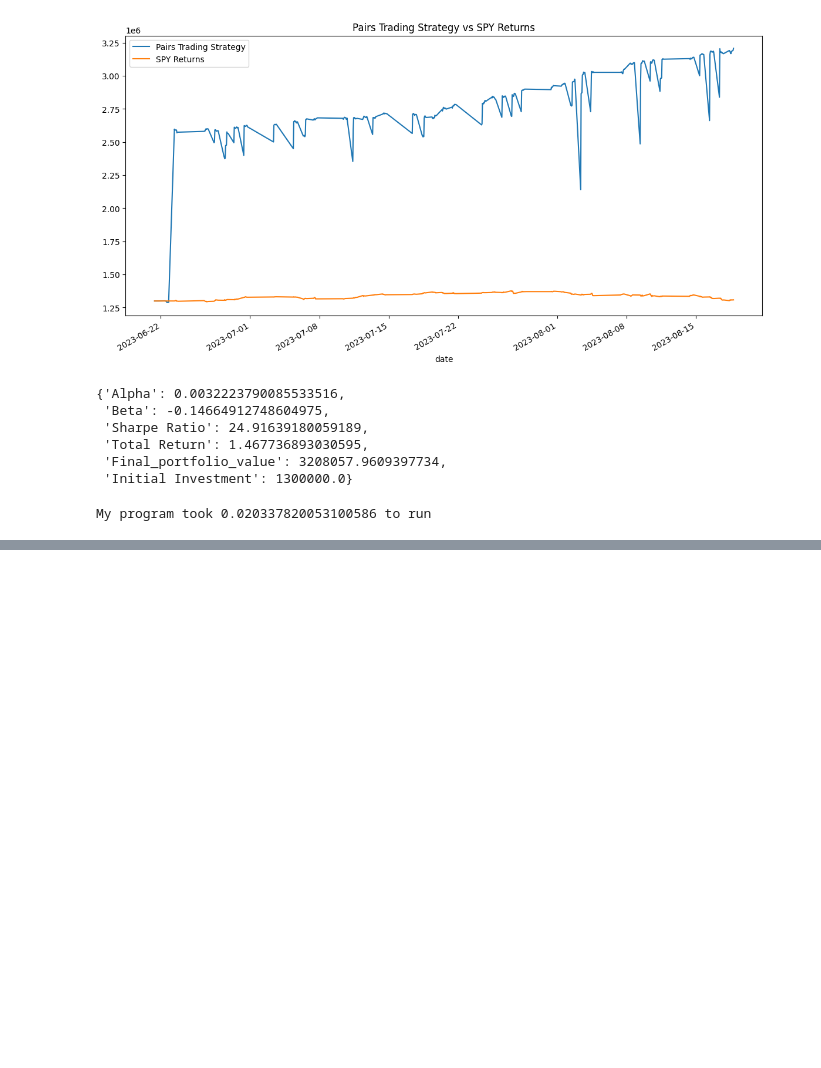
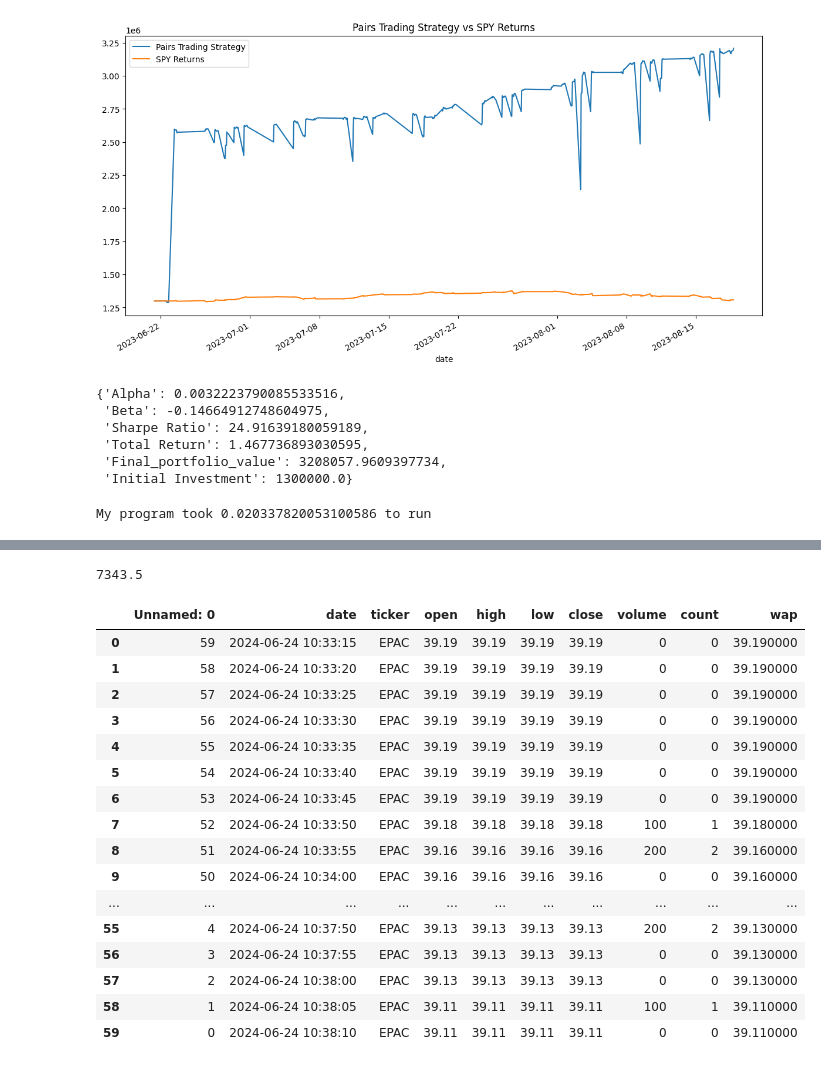
Before and after one commit to taiconley/ibkr, a Jupyter notebook: pairs/Hourly Pairs.ipynb, the cells around one changed output, grey strips where cells are left out. Drawn from its saved outputs; the diff is of its cells as text; code cells hidden in the pictures; blank space fills up the shorter version.

```diff
--- a/pairs/Hourly Pairs.ipynb
+++ b/pairs/Hourly Pairs.ipynb
@@ -489,0 +570,6 @@ get_data_for_real_time(15)
+# %%
+df_real_time_positions_2['updated_marketvalue'].sum()
+# %% [output]
+7343.5
+# %%
+df_stock1 = pd.read_csv("stock1.csv")
@@ -489,0 +578,20 @@ get_data_for_real_time(15)
+# %%
+df_stock1
+# %% [output]
+|  | Unnamed: 0 | date | ticker | open | high | low | close | volume | count | wap |
+| 0 | 59 | 2024-06-24 10:33:15 | EPAC | 39.19 | 39.19 | 39.19 | 39.19 | 0 | 0 | 39.190000 |
+| 1 | 58 | 2024-06-24 10:33:20 | EPAC | 39.19 | 39.19 | 39.19 | 39.19 | 0 | 0 | 39.190000 |
+| 2 | 57 | 2024-06-24 10:33:25 | EPAC | 39.19 | 39.19 | 39.19 | 39.19 | 0 | 0 | 39.190000 |
+| 3 | 56 | 2024-06-24 10:33:30 | EPAC | 39.19 | 39.19 | 39.19 | 39.19 | 0 | 0 | 39.190000 |
+| 4 | 55 | 2024-06-24 10:33:35 | EPAC | 39.19 | 39.19 | 39.19 | 39.19 | 0 | 0 | 39.190000 |
+| 5 | 54 | 2024-06-24 10:33:40 | EPAC | 39.19 | 39.19 | 39.19 | 39.19 | 0 | 0 | 39.190000 |
+| 6 | 53 | 2024-06-24 10:33:45 | EPAC | 39.19 | 39.19 | 39.19 | 39.19 | 0 | 0 | 39.190000 |
+| 7 | 52 | 2024-06-24 10:33:50 | EPAC | 39.18 | 39.18 | 39.18 | 39.18 | 100 | 1 | 39.180000 |
+| 8 | 51 | 2024-06-24 10:33:55 | EPAC | 39.16 | 39.16 | 39.16 | 39.16 | 200 | 2 | 39.160000 |
+| 9 | 50 | 2024-06-24 10:34:00 | EPAC | 39.16 | 39.16 | 39.16 | 39.16 | 0 | 0 | 39.160000 |
+| ... | ... | ... | ... | ... | ... | ... | ... | ... | ... | ... |
+| 55 | 4 | 2024-06-24 10:37:50 | EPAC | 39.13 | 39.13 | 39.13 | 39.13 | 200 | 2 | 39.130000 |
+| 56 | 3 | 2024-06-24 10:37:55 | EPAC | 39.13 | 39.13 | 39.13 | 39.13 | 0 | 0 | 39.130000 |
+| 57 | 2 | 2024-06-24 10:38:00 | EPAC | 39.13 | 39.13 | 39.13 | 39.13 | 0 | 0 | 39.130000 |
+| 58 | 1 | 2024-06-24 10:38:05 | EPAC | 39.11 | 39.11 | 39.11 | 39.11 | 100 | 1 | 39.110000 |
+| 59 | 0 | 2024-06-24 10:38:10 | EPAC | 39.11 | 39.11 | 39.11 | 39.11 | 0 | 0 | 39.110000 |
```
Also changed, not shown: parts of 25 cells of this notebook, 18 other files.
